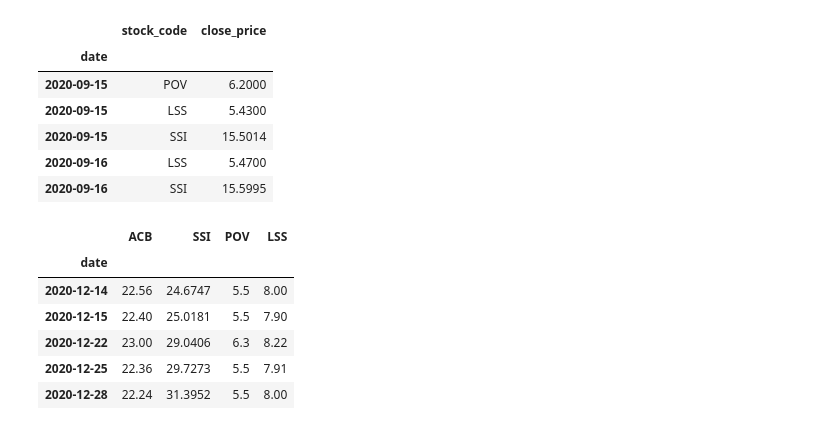
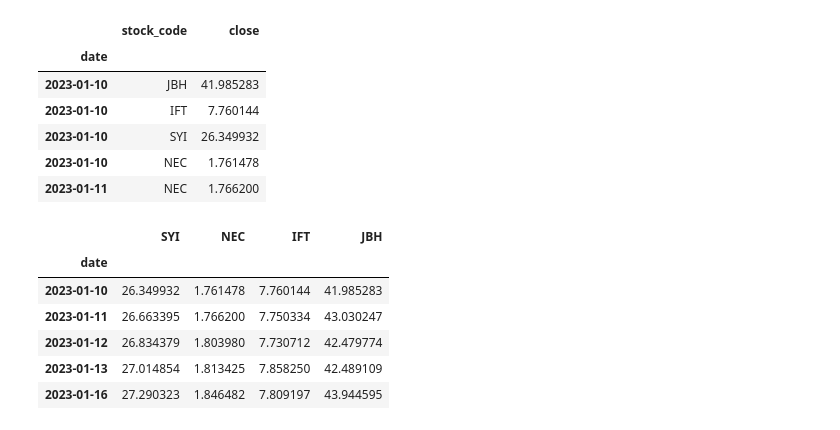
Before and after one commit to crimsonthinker/stock_data_scraper, a Jupyter notebook: analysis/notebook/stock_description.ipynb, the cells around one changed output. Cells and saved outputs as stored; diff of their text form; code cells hidden in the pictures.

```diff
--- a/analysis/notebook/stock_description.ipynb
+++ b/analysis/notebook/stock_description.ipynb
@@ -12,2 +7,7 @@ stock_codes = ['ACB', 'SSI', 'PMB', 'LSS']
+# %%
+STOCK_CODES = ["SYI", "NEC", "IFT", 'JBH']
 # %%
 day_interval = 365 # one year of transaction
+engine = get_engine(country = 'AU')
+end_date = datetime.today().date()
+start_date = end_date - timedelta(days = day_interval)
@@ -20,42 +17,43 @@ query = f"""
     SELECT
         date,
         stock_code,
-        close_price
-    FROM public.transaction
+        close
+    FROM transaction
     WHERE
         date >= DATE '{start_date}'
         AND
         date <= DATE '{end_date}'
         AND
-        stock_code IN {tuple(stock_codes)}
+        stock_code IN {tuple(STOCK_CODES)}
     ORDER BY date
 """
 df = pd.read_sql_query(query, engine).set_index('date')
+df = df.dropna()
 df.head()
 # %% [output]
-|  | stock_code | close_price |
+|  | stock_code | close |
 | date |  |  |
-| 2020-09-15 | POV | 6.2000 |
-| 2020-09-15 | LSS | 5.4300 |
-| 2020-09-15 | SSI | 15.5014 |
-| 2020-09-16 | LSS | 5.4700 |
-| 2020-09-16 | SSI | 15.5995 |
+| 2023-01-10 | JBH | 41.985283 |
+| 2023-01-10 | IFT | 7.760144 |
+| 2023-01-10 | SYI | 26.349932 |
+| 2023-01-10 | NEC | 1.761478 |
+| 2023-01-11 | NEC | 1.766200 |
 # %%
 # preprocess data
 result = None
-for stock_code in stock_codes:
-    stock_prices = df[df['stock_code'] == stock_code].rename(columns = {'close_price' : stock_code})[stock_code].to_frame()
+for stock_code in STOCK_CODES:
+    stock_prices = df[df['stock_code'] == stock_code].rename(columns = {'close' : stock_code})[stock_code].to_frame()
     if result is None:
         result = stock_prices
     else:
         result = result.merge(stock_prices, on = 'date')
 df = result
 df.head()
 # %% [output]
-|  | ACB | SSI | POV | LSS |
+|  | SYI | NEC | IFT | JBH |
 | date |  |  |  |  |
-| 2020-12-14 | 22.56 | 24.6747 | 5.5 | 8.00 |
-| 2020-12-15 | 22.40 | 25.0181 | 5.5 | 7.90 |
-| 2020-12-22 | 23.00 | 29.0406 | 6.3 | 8.22 |
-| 2020-12-25 | 22.36 | 29.7273 | 5.5 | 7.91 |
-| 2020-12-28 | 22.24 | 31.3952 | 5.5 | 8.00 |
+| 2023-01-10 | 26.349932 | 1.761478 | 7.760144 | 41.985283 |
+| 2023-01-11 | 26.663395 | 1.766200 | 7.750334 | 43.030247 |
+| 2023-01-12 | 26.834379 | 1.803980 | 7.730712 | 42.479774 |
+| 2023-01-13 | 27.014854 | 1.813425 | 7.858250 | 42.489109 |
+| 2023-01-16 | 27.290323 | 1.846482 | 7.809197 | 43.944595 |
```
Also changed, not shown: parts of 12 cells of this notebook, 31 other files.
